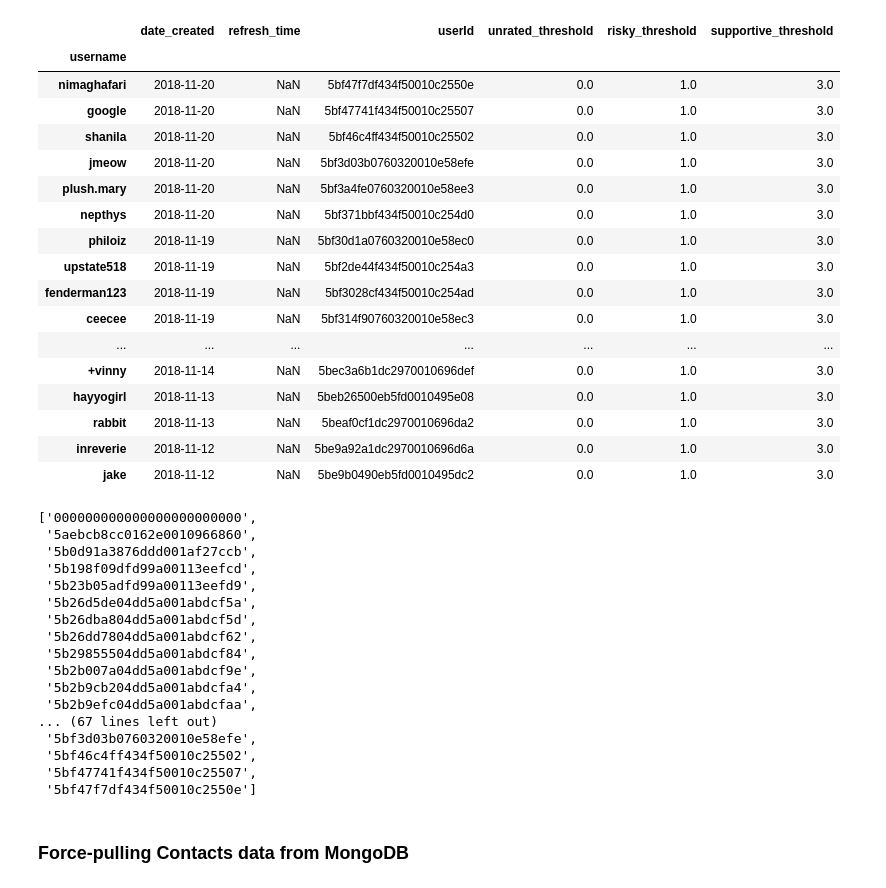
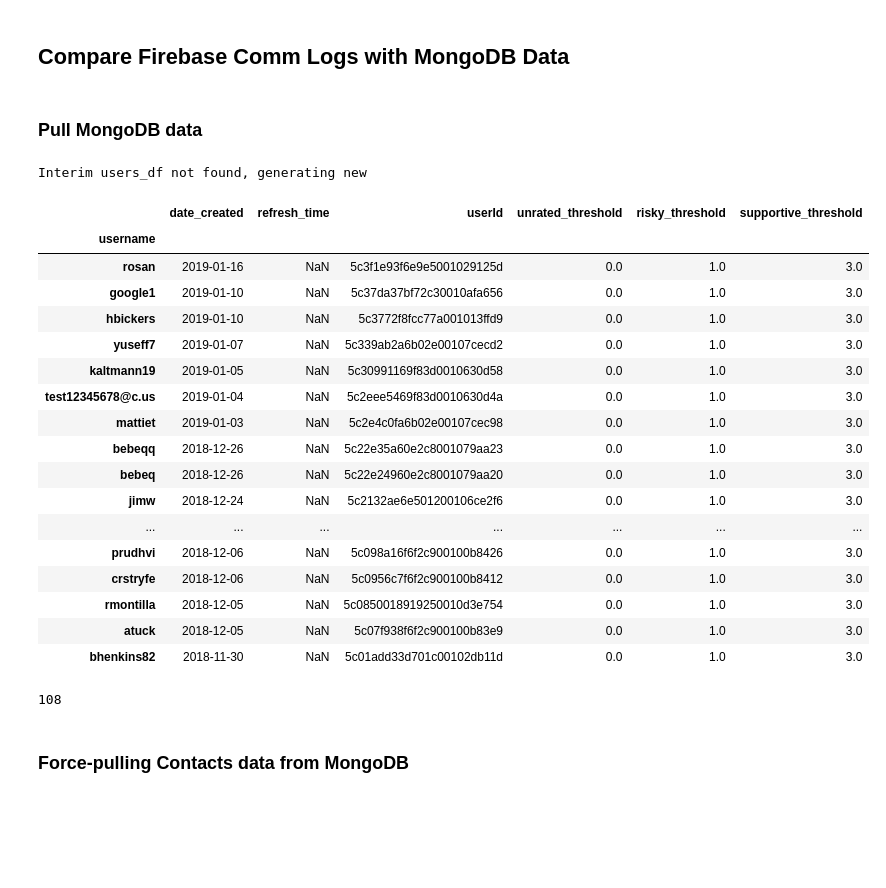
Before and after one commit to HeyCharlie2016/analysis, a Jupyter notebook: notebooks/EarlyUserStats.ipynb, the cells around one changed output. Drawn from its saved outputs; the diff is of its cells as text; code cells hidden in the pictures; blank space fills up the shorter version.

```diff
--- a/notebooks/EarlyUserStats.ipynb
+++ b/notebooks/EarlyUserStats.ipynb
@@ -1,3 +1,7 @@
+# %% [markdown]
+## Compare Firebase Comm Logs with MongoDB Data
+# %% [markdown]
+### Pull MongoDB data
 # %%
 import os
 import datetime as dt
@@ -16,66 +20,52 @@ sys.path.append(src_dir)
 # %%
 from data import user_df_setup
 
 interim_data_file_path = os.path.join(PROJ_ROOT,
                                  "data",
                                  "interim",
                                  "full_users_df.pkl")
-users_df = pd.read_pickle(interim_data_file_path)
+# users_df = pd.read_pickle(interim_data_file_path)
 raw_data_file_path = os.path.join(PROJ_ROOT,
                              "data",
                              "raw",
                              "users_df.pkl")
 raw_users_df = pd.read_pickle(raw_data_file_path)
 
 all_users_df = user_df_setup.user_df_setup(raw_data_file_path, interim_data_file_path)
 
 users_df = all_users_df
 # raw_users_df
 # raw_users_df[['username', 'timeCreated']].sort_values('timeCreated', ascending = False).head(20)
 all_users_df.sort_values('date_created', ascending = False).head(20)
 # all_users_df.index
 # all_users_df.head(20)
 # %% [output]
+Interim users_df not found, generating new
 |  | date_created | refresh_time | userId | unrated_threshold | risky_threshold | supportive_threshold |
 | username |  |  |  |  |  |  |
-| nimaghafari | 2018-11-20 | NaN | 5bf47f7df434f50010c2550e | 0.0 | 1.0 | 3.0 |
-| google | 2018-11-20 | NaN | 5bf47741f434f50010c25507 | 0.0 | 1.0 | 3.0 |
-| shanila | 2018-11-20 | NaN | 5bf46c4ff434f50010c25502 | 0.0 | 1.0 | 3.0 |
-| jmeow | 2018-11-20 | NaN | 5bf3d03b0760320010e58efe | 0.0 | 1.0 | 3.0 |
-| plush.mary | 2018-11-20 | NaN | 5bf3a4fe0760320010e58ee3 | 0.0 | 1.0 | 3.0 |
-| nepthys | 2018-11-20 | NaN | 5bf371bbf434f50010c254d0 | 0.0 | 1.0 | 3.0 |
-| philoiz | 2018-11-19 | NaN | 5bf30d1a0760320010e58ec0 | 0.0 | 1.0 | 3.0 |
-| upstate518 | 2018-11-19 | NaN | 5bf2de44f434f50010c254a3 | 0.0 | 1.0 | 3.0 |
-| fenderman123 | 2018-11-19 | NaN | 5bf3028cf434f50010c254ad | 0.0 | 1.0 | 3.0 |
-| ceecee | 2018-11-19 | NaN | 5bf314f90760320010e58ec3 | 0.0 | 1.0 | 3.0 |
+| rosan | 2019-01-16 | NaN | 5c3f1e93f6e9e5001029125d | 0.0 | 1.0 | 3.0 |
+| google1 | 2019-01-10 | NaN | 5c37da37bf72c30010afa656 | 0.0 | 1.0 | 3.0 |
+| hbickers | 2019-01-10 | NaN | 5c3772f8fcc77a001013ffd9 | 0.0 | 1.0 | 3.0 |
+| yuseff7 | 2019-01-07 | NaN | 5c339ab2a6b02e00107cecd2 | 0.0 | 1.0 | 3.0 |
+| kaltmann19 | 2019-01-05 | NaN | 5c30991169f83d0010630d58 | 0.0 | 1.0 | 3.0 |
+| test12345678@c.us | 2019-01-04 | NaN | 5c2eee5469f83d0010630d4a | 0.0 | 1.0 | 3.0 |
+| mattiet | 2019-01-03 | NaN | 5c2e4c0fa6b02e00107cec98 | 0.0 | 1.0 | 3.0 |
+| bebeqq | 2018-12-26 | NaN | 5c22e35a60e2c8001079aa23 | 0.0 | 1.0 | 3.0 |
+| bebeq | 2018-12-26 | NaN | 5c22e24960e2c8001079aa20 | 0.0 | 1.0 | 3.0 |
+| jimw | 2018-12-24 | NaN | 5c2132ae6e501200106ce2f6 | 0.0 | 1.0 | 3.0 |
 | ... | ... | ... | ... | ... | ... | ... |
-| +vinny | 2018-11-14 | NaN | 5bec3a6b1dc2970010696def | 0.0 | 1.0 | 3.0 |
-| hayyogirl | 2018-11-13 | NaN | 5beb26500eb5fd0010495e08 | 0.0 | 1.0 | 3.0 |
-| rabbit | 2018-11-13 | NaN | 5beaf0cf1dc2970010696da2 | 0.0 | 1.0 | 3.0 |
-| inreverie | 2018-11-12 | NaN | 5be9a92a1dc2970010696d6a | 0.0 | 1.0 | 3.0 |
-| jake | 2018-11-12 | NaN | 5be9b0490eb5fd0010495dc2 | 0.0 | 1.0 | 3.0 |
+| prudhvi | 2018-12-06 | NaN | 5c098a16f6f2c900100b8426 | 0.0 | 1.0 | 3.0 |
+| crstryfe | 2018-12-06 | NaN | 5c0956c7f6f2c900100b8412 | 0.0 | 1.0 | 3.0 |
+| rmontilla | 2018-12-05 | NaN | 5c0850018919250010d3e754 | 0.0 | 1.0 | 3.0 |
+| atuck | 2018-12-05 | NaN | 5c07f938f6f2c900100b83e9 | 0.0 | 1.0 | 3.0 |
+| bhenkins82 | 2018-11-30 | NaN | 5c01add33d701c00102db11d | 0.0 | 1.0 | 3.0 |
 # %%
 current_users = all_users_df[all_users_df['date_created'] > (dt.date.today() - dt.timedelta(30))]
 user_ids = all_users_df['userId'].tolist()
-user_ids
+print(len(user_ids))
+# user_ids
 # %% [output]
-['000000000000000000000000',
- '5aebcb8cc0162e0010966860',
- '5b0d91a3876ddd001af27ccb',
- '5b198f09dfd99a00113eefcd',
- '5b23b05adfd99a00113eefd9',
- '5b26d5de04dd5a001abdcf5a',
- '5b26dba804dd5a001abdcf5d',
- '5b26dd7804dd5a001abdcf62',
- '5b29855504dd5a001abdcf84',
- '5b2b007a04dd5a001abdcf9e',
- '5b2b9cb204dd5a001abdcfa4',
- '5b2b9efc04dd5a001abdcfaa',
-... (67 lines left out)
- '5bf3d03b0760320010e58efe',
- '5bf46c4ff434f50010c25502',
- '5bf47741f434f50010c25507',
- '5bf47f7df434f50010c2550e']
+108
 # %% [markdown]
 ### Force-pulling Contacts data from MongoDB
 # %%
```
Also changed, not shown: parts of 11 cells of this notebook, 4 other files.
